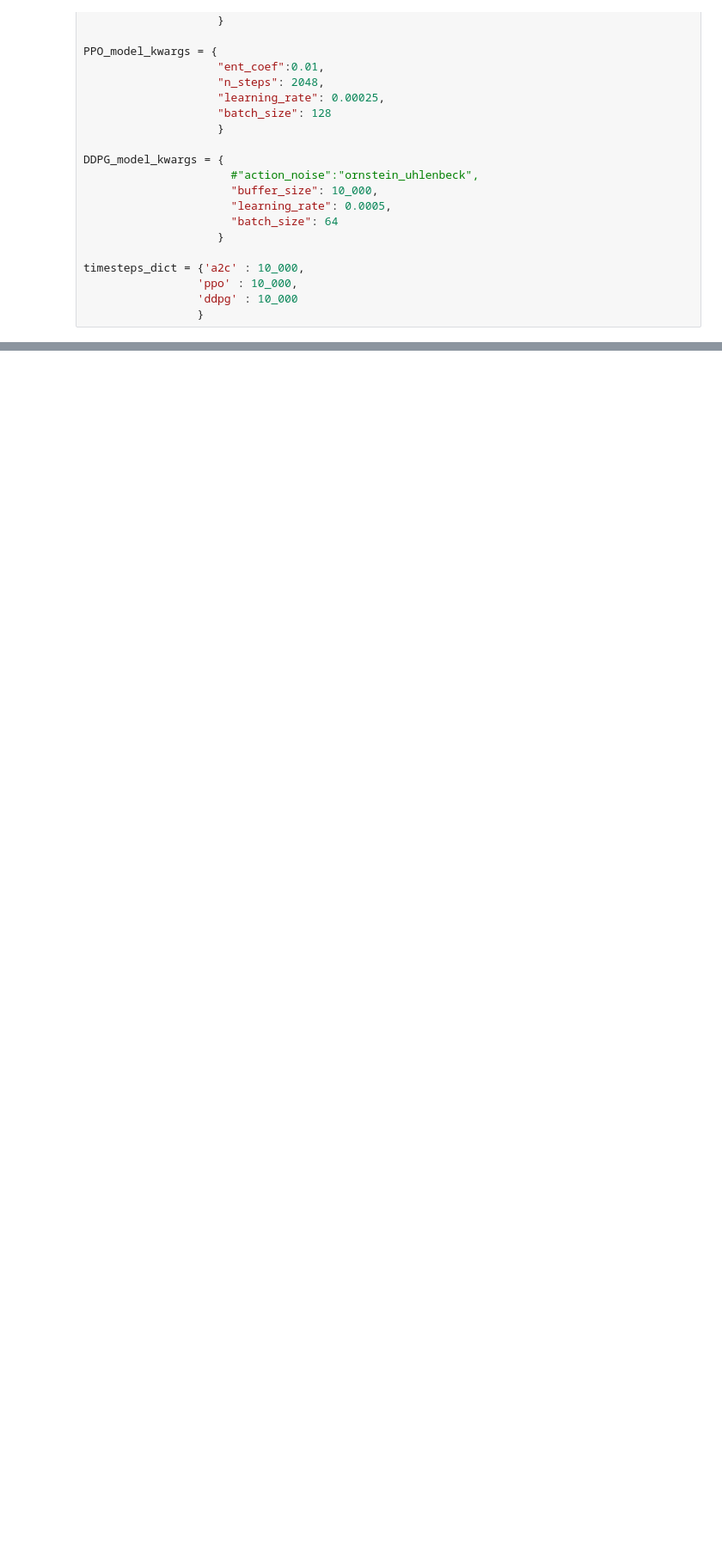
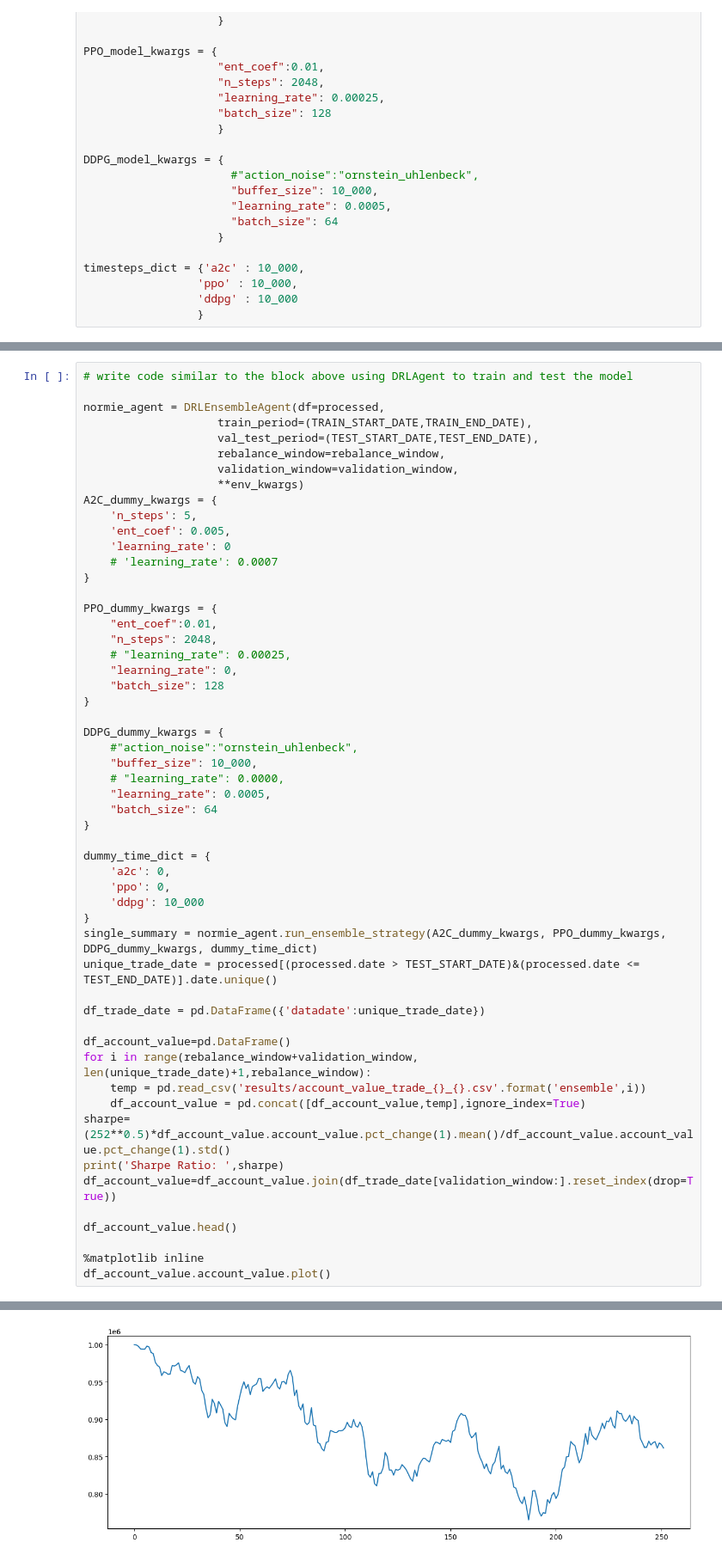
Before and after one commit to 0-JackFrost-0/CS-337-project, a Jupyter notebook: main.ipynb, the cells around one changed output, grey strips where cells are left out. Shown at 86% size. Drawn from its saved outputs; the diff is of its cells as text; blank space fills up the shorter version.

```diff
--- a/main.ipynb
+++ b/main.ipynb
@@ -229,0 +428,55 @@ ValueError: could not broadcast input array from shape (194,) into shape (199,)
+# %%
+# write code similar to the block above using DRLAgent to train and test the model
+
+normie_agent = DRLEnsembleAgent(df=processed,
+                    train_period=(TRAIN_START_DATE,TRAIN_END_DATE),
+                    val_test_period=(TEST_START_DATE,TEST_END_DATE),
+                    rebalance_window=rebalance_window,
+                    validation_window=validation_window,
+                    **env_kwargs)
+A2C_dummy_kwargs = {
+    'n_steps': 5,
+    'ent_coef': 0.005,
+    'learning_rate': 0
+    # 'learning_rate': 0.0007
+}
+
+PPO_dummy_kwargs = {
+    "ent_coef":0.01,
+    "n_steps": 2048,
+    # "learning_rate": 0.00025,
+    "learning_rate": 0,
+    "batch_size": 128
+}
+
+DDPG_dummy_kwargs = {
+    #"action_noise":"ornstein_uhlenbeck",
+    "buffer_size": 10_000,
+    # "learning_rate": 0.0000,
+    "learning_rate": 0.0005,
+    "batch_size": 64
+}
+
+dummy_time_dict = {
+    'a2c': 0,
+    'ppo': 0,
+    'ddpg': 10_000
+}
+single_summary = normie_agent.run_ensemble_strategy(A2C_dummy_kwargs, PPO_dummy_kwargs, DDPG_dummy_kwargs, dummy_time_dict)
+unique_trade_date = processed[(processed.date > TEST_START_DATE)&(processed.date <= TEST_END_DATE)].date.unique()
+
+df_trade_date = pd.DataFrame({'datadate':unique_trade_date})
+
+df_account_value=pd.DataFrame()
+for i in range(rebalance_window+validation_window, len(unique_trade_date)+1,rebalance_window):
+    temp = pd.read_csv('results/account_value_trade_{}_{}.csv'.format('ensemble',i))
+    df_account_value = pd.concat([df_account_value,temp],ignore_index=True)
+sharpe=(252**0.5)*df_account_value.account_value.pct_change(1).mean()/df_account_value.account_value.pct_change(1).std()
+print('Sharpe Ratio: ',sharpe)
+df_account_value=df_account_value.join(df_trade_date[validation_window:].reset_index(drop=True))
+
+df_account_value.head()
+
+%matplotlib inline
+df_account_value.account_value.plot()
+# %% [output]
@@ -229,0 +501 @@ ValueError: could not broadcast input array from shape (194,) into shape (199,)
+[figure, added]
```
Also changed, not shown: parts of 27 cells of this notebook, 4 other files.
